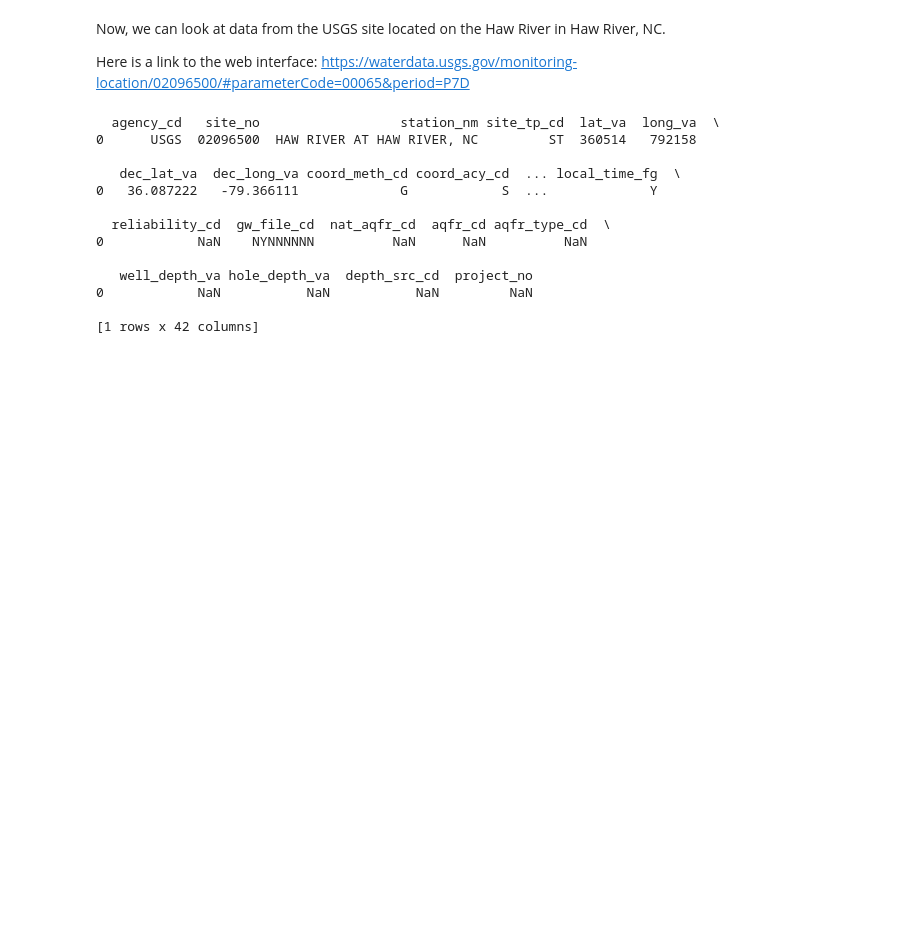
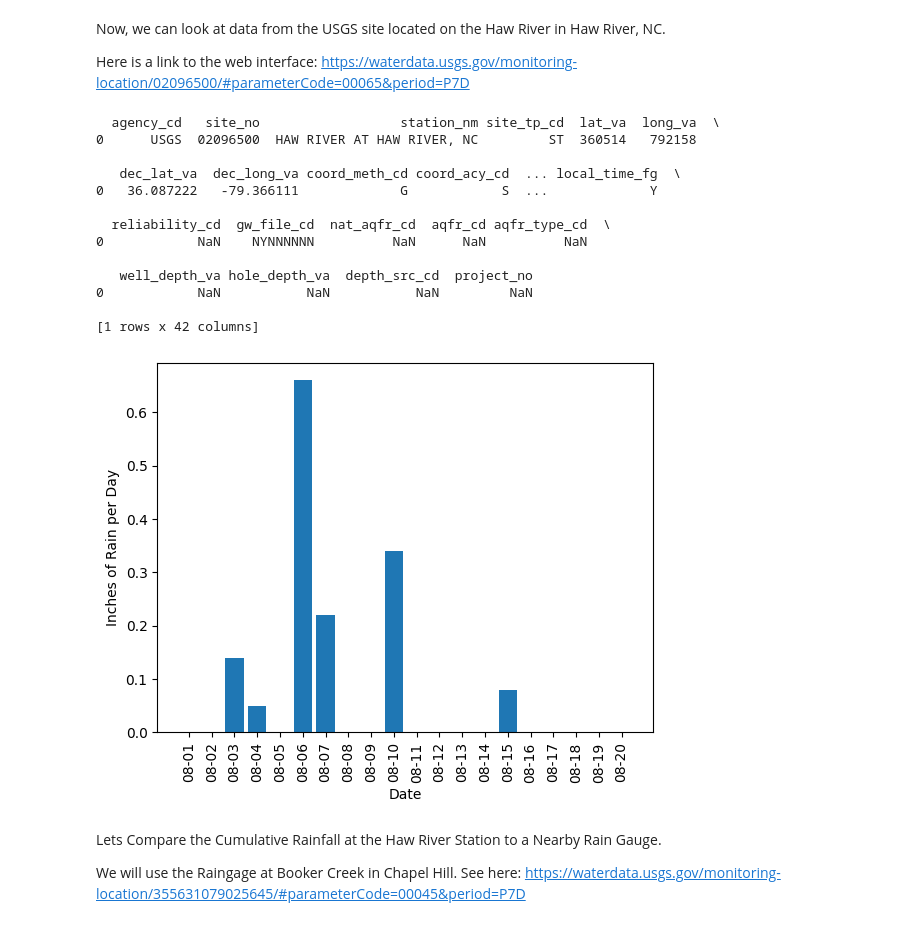
Before and after one commit to tmweigand/GroundwaterHydrology, a Jupyter notebook: test.ipynb, the cells around one changed output. Saved outputs shown, nothing was run; the diff lists cells and outputs as text; code cells hidden in the pictures; blank space fills up the shorter version.

```diff
--- a/test.ipynb
+++ b/test.ipynb
@@ -25,9 +29,9 @@ Now, we can look at data from the USGS site located on the Haw River in Haw Rive
 Here is a link to the web interface: https://waterdata.usgs.gov/monitoring-location/02096500/#parameterCode=00065&period=P7D
 # %%
 ### HAW RIVER AT HAW RIVER, NC
-upSiteID = '02096500'
-upSite = nwis.get_record(sites=upSiteID, service='site')
-print(upSite)
+HRSiteID = '02096500'
+HRSite = nwis.get_record(sites=HRSiteID, service='site')
+print(HRSite)
 # %% [output]
   agency_cd   site_no                  station_nm site_tp_cd  lat_va  long_va  \
 0      USGS  02096500  HAW RIVER AT HAW RIVER, NC         ST  360514   792158
@@ -42,3 +46,33 @@ print(upSite)
 0            NaN           NaN           NaN         NaN
 
 [1 rows x 42 columns]
+# %%
+### Grap the preciptation data and plot
+
+### Dates for Start and End of Data
+startDate = '2023-08-01'
+endDate = '2023-08-20'
+
+### Type of Data
+### See https://github.com/DOI-USGS/dataretrieval-python for options
+dataType = 'dv'
+
+### HAW RIVER AT HAW RIVER, NC also has Preciptation
+param = '00045'
+
+### Grab Rain Data (inches)
+HRrainData = nwis.get_record(sites=HRSiteID, service=dataType, start=startDate, end=endDate, parameterCd=param)
+# %%
+### Plot the Rain Data for Haw River
+fig, ax = plt.subplots()
+plt.bar(HRrainData.index.strftime('%m-%d'),HRrainData['00045_Sum'])
+plt.xlabel('Date')
+plt.ylabel('Inches of Rain per Day')
+plt.xticks(rotation=90)
+plt.show()
+# %% [output]
+[figure, added]
+# %% [markdown]
+Lets Compare the Cumulative Rainfall at the Haw River Station to a Nearby Rain Gauge.
+
+We will use the Raingage at Booker Creek in Chapel Hill. See here: https://waterdata.usgs.gov/monitoring-location/355631079025645/#parameterCode=00045&period=P7D
```
Also changed, not shown: parts of 7 cells of this notebook.
